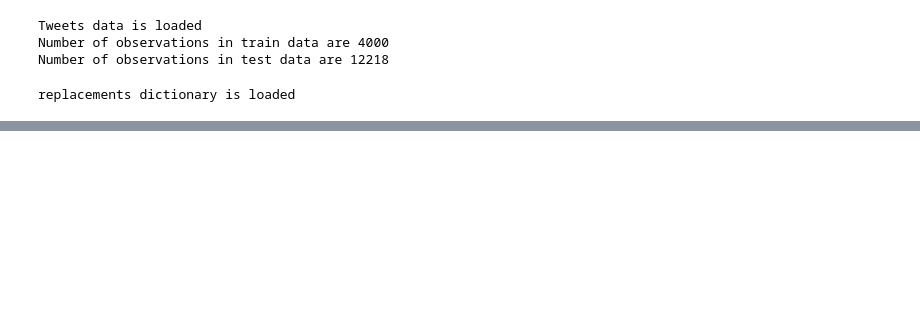
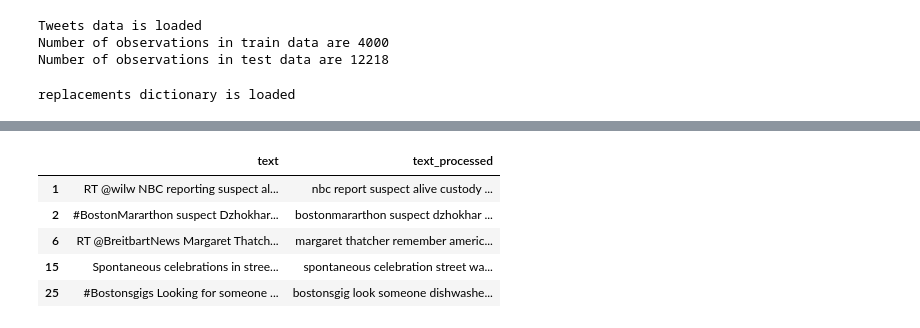
Before and after one commit to sandhyaparna/NLP, a Jupyter notebook: Dell_Take_Home.ipynb, the cells around one changed output, grey strips where cells are left out. Cells and saved outputs as stored; diff of their text form; code cells hidden in the pictures; blank space fills up the shorter version.

```diff
--- a/Dell_Take_Home.ipynb
+++ b/Dell_Take_Home.ipynb
@@ -184,0 +184,9 @@ tweets_train.head()
+# %%
+tweets_train_x[["text", "text_processed"]].head()
+# %% [output]
+|  | text | text_processed |
+| 1 | RT @wilw NBC reporting suspect al... | nbc report suspect alive custody ... |
+| 2 | #BostonMararthon suspect Dzhokhar... | bostonmararthon suspect dzhokhar ... |
+| 6 | RT @BreitbartNews Margaret Thatch... | margaret thatcher remember americ... |
+| 15 | Spontaneous celebrations in stree... | spontaneous celebration street wa... |
+| 25 | #Bostonsgigs Looking for someone ... | bostonsgig look someone dishwashe... |
```
Also changed, not shown: parts of 14 cells of this notebook.
